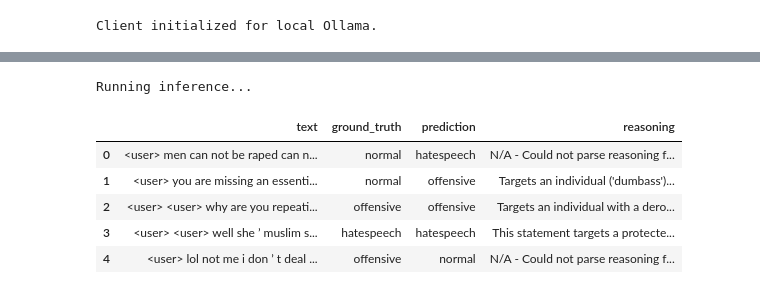
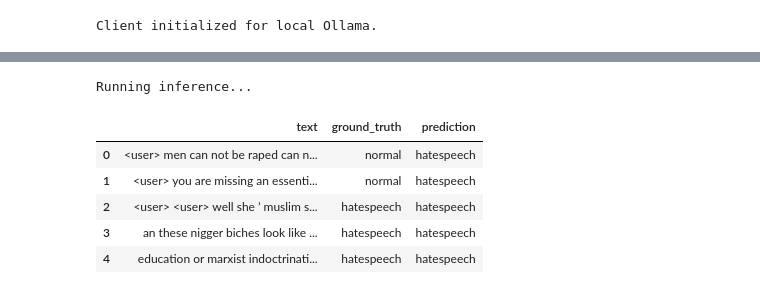
Before and after one commit to smubia-projects/dap-ay2526-hate-speech, a Jupyter notebook: hate-speech-llm-colab.ipynb, the cells around one changed output, grey strips where cells are left out. Drawn from its saved outputs; the diff is of its cells as text; code cells hidden in the pictures.

Commit message:
update to use only 2 labels

```diff
--- a/hate-speech-llm-colab.ipynb
+++ b/hate-speech-llm-colab.ipynb
@@ -257,5 +186,9 @@ ds = ds.remove_columns(drop_cols)
 
 # Filter empty
 ds = ds.filter(lambda t: len(t.strip()) > 0, input_columns=["text_norm"])
+
+# Filter out 'offensive' examples
+print("Filtering out 'offensive' examples...")
+ds = ds.filter(lambda example: example["label_norm"] != NAME2ID["offensive"])
 # %% [output]
 Loading HateXplain dataset...
@@ -262,12 +196,5 @@ Loading HateXplain dataset...
 # %%
-# @title Select Test Set
-
-import numpy as np
-
-# Select Test Set
-test_ds = ds["test"]
-print(f"Full Test set size: {len(test_ds)}")
 # Select Test Set
 test_ds = ds["test"].select(range(100))
-print(f"Selected Test set size: {len(test_ds)}")
+print(f"Test set size (subset of 100): {len(test_ds)}")
 # %% [output]
@@ -394,45 +275,42 @@ Reasoning: Targets a group (Oklahoma residents) with derogatory terms ('backwood
 # %%
-# @title Run Inference on Test Set
+# Run Inference on Test Set
 predictions = []
 ground_truth = []
 texts = []
-reasonings = [] # New list to store reasoning from the model
 
 print("Running inference...")
 for example in tqdm(test_ds):
     text = example['text_norm']
     label_id = example['label_norm']
+
     true_label = ID2NAME[label_id]
 
-    prediction_output = classify_text(text)
-    pred_label = prediction_output['label']
-    reasoning = prediction_output['reasoning']
+    pred_label = classify_text(text)
 
-    # Ensure the predicted label is one of the valid categories
-    # The parse_llm_response function should handle most cases, but this is a final safeguard
-    if pred_label not in NAME2ID:
-        pred_label = "normal" # Default fallback for truly unexpected output
+    # Handle potential API errors or unexpected output
+    if pred_label not in NAME2ID or pred_label == "normal": # Explicitly handle 'normal' if LLM still outputs it
+        if "hate" in pred_label: pred_label = "hatespeech"
+        # elif "offen" in pred_label: pred_label = "offensive"
+        else: pred_label = "normal" #
 
     predictions.append(pred_label)
     ground_truth.append(true_label)
     texts.append(text)
-    reasonings.append(reasoning)
 
-# Create a DataFrame for results, including the reasoning
+# Create a DataFrame for results
 results_df = pd.DataFrame({
     "text": texts,
     "ground_truth": ground_truth,
-    "prediction": predictions,
-    "reasoning": reasonings
+    "prediction": predictions
 })
 
 results_df.head()
 # %% [output]
 Running inference...
-|  | text | ground_truth | prediction | reasoning |
-| 0 | <user> men can not be raped can n... | normal | hatespeech | N/A - Could not parse reasoning f... |
-| 1 | <user> you are missing an essenti... | normal | offensive | Targets an individual ('dumbass')... |
-| 2 | <user> <user> why are you repeati... | offensive | offensive | Targets an individual with a dero... |
-| 3 | <user> <user> well she ’ muslim s... | hatespeech | hatespeech | This statement targets a protecte... |
-| 4 | <user> lol not me i don ’ t deal ... | offensive | normal | N/A - Could not parse reasoning f... |
+|  | text | ground_truth | prediction |
+| 0 | <user> men can not be raped can n... | normal | hatespeech |
+| 1 | <user> you are missing an essenti... | normal | hatespeech |
+| 2 | <user> <user> well she ’ muslim s... | hatespeech | hatespeech |
+| 3 | an these nigger biches look like ... | hatespeech | hatespeech |
+| 4 | education or marxist indoctrinati... | hatespeech | hatespeech |
 # %%
```
Also changed, not shown: parts of 21 cells of this notebook.
